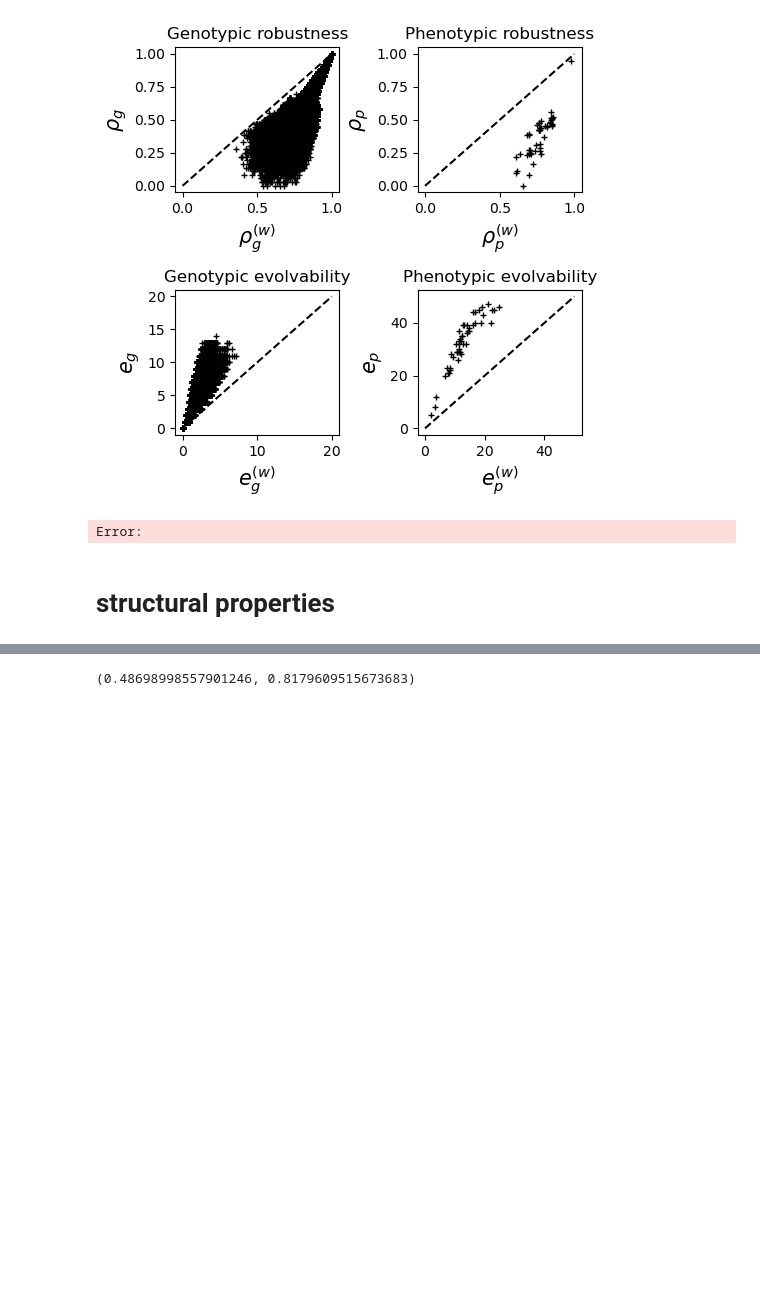
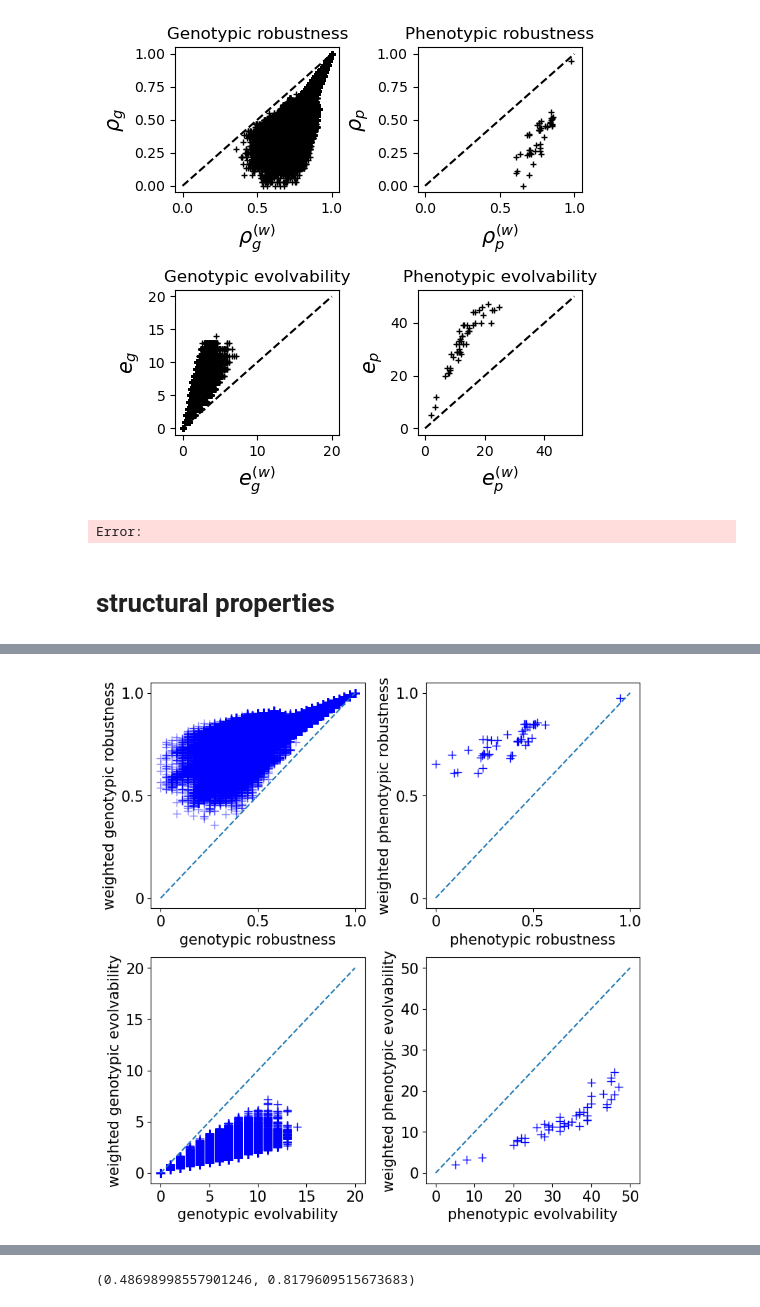
Before and after one commit to paulagrcg/phenodistance, a Jupyter notebook: plots/plotsquantities.ipynb, the cells around one changed output, grey strips where cells are left out. Cells and saved outputs as stored; diff of their text form; code cells hidden in the pictures; blank space fills up the shorter version.

```diff
--- a/plots/plotsquantities.ipynb
+++ b/plots/plotsquantities.ipynb
@@ -485,0 +485,52 @@ NameError: name 'rhogDPD' is not defined
+# %%
+from matplotlib import pyplot as plt
+from matplotlib import gridspec
+import numpy as np
+fig = plt.figure(figsize=(8, 8))  # Adjusted height for better spacing
+gs = gridspec.GridSpec(2, 2, figure=fig)
+# Subplot 1: Genotypic robustness
+ax1 = fig.add_subplot(gs[0, 0])
+sorted_keys = sorted(rhogDPD.keys())
+
+ax1.plot(list(rhogD.values()), list(rhogDPD.values()), '+', color='blue', markersize=8, alpha=0.5)
+ax1.plot([0, 1], [0, 1], '--')
+ax1.set_yticks([0, 0.5, 1.0])
+ax1.set_yticklabels([0, 0.5, 1.0], fontsize=15)
+ax1.set_xticks([0, 0.5, 1.0])
+ax1.set_xticklabels([0, 0.5, 1.0], fontsize=15)
+ax1.set_xlabel(r'genotypic robustness', fontsize=15)
+ax1.set_ylabel(r'weighted genotypic robustness', fontsize=15)
+# Subplot 1: Genotypic robustness
+ax2 = fig.add_subplot(gs[0, 1])
+ax2.plot(list(rhopD.values()), list(rhopDPD.values()), '+', color='blue', markersize=8)
+ax2.plot([0, 1], [0, 1], '--')
+ax2.set_yticks([0, 0.5, 1.0])
+ax2.set_yticklabels([0, 0.5, 1.0], fontsize=15)
+ax2.set_xticks([0, 0.5, 1.0])
+ax2.set_xticklabels([0, 0.5, 1.0], fontsize=15)
+ax2.set_xlabel(r'phenotypic robustness', fontsize=15)
+ax2.set_ylabel(r'weighted phenotypic robustness', fontsize=15)
+# Subplot 3: Genotypic evolvability
+ax3 = fig.add_subplot(gs[1, 0])
+ax3.plot(list(evgD.values()), list(evgDPD.values()), '+', color='blue', markersize=8)
+ax3.plot([0, 20], [0, 20], '--')
+ax3.set_yticks([0, 5,10,15,20])
+ax3.set_yticklabels([0, 5,10,15,20], fontsize=15)
+ax3.set_xticks([0, 5,10,15,20])
+ax3.set_xticklabels([0, 5,10,15,20], fontsize=15)
+ax3.set_xlabel(r'genotypic evolvability', fontsize=15)
+ax3.set_ylabel(r'weighted genotypic evolvability', fontsize=15)
+# Subplot 4: Phenotypic evolvability
+ax4 = fig.add_subplot(gs[1, 1])
+ax4.plot(list(evpD.values()), list(evpDPD.values()), '+', color='blue', markersize=8)
+ax4.plot([0, 50], [0, 50], '--')
+ax4.set_yticks([0, 10, 20, 30, 40, 50])
+ax4.set_yticklabels([0, 10, 20, 30, 40, 50], fontsize=15)
+ax4.set_xticks([0, 10, 20, 30, 40, 50])
+ax4.set_xticklabels([0, 10, 20, 30, 40, 50], fontsize=15)
+ax4.set_xlabel(r'phenotypic evolvability', fontsize=15)
+ax4.set_ylabel(r'weighted phenotypic evolvability', fontsize=15)
+plt.tight_layout()
+plt.savefig('../plots/robustness_evolvability_compare.png',bbox_inches='tight', dpi=300)
+# %% [output]
+[figure, added]
```
Also changed, not shown: parts of 11 cells of this notebook, 3 other files.
